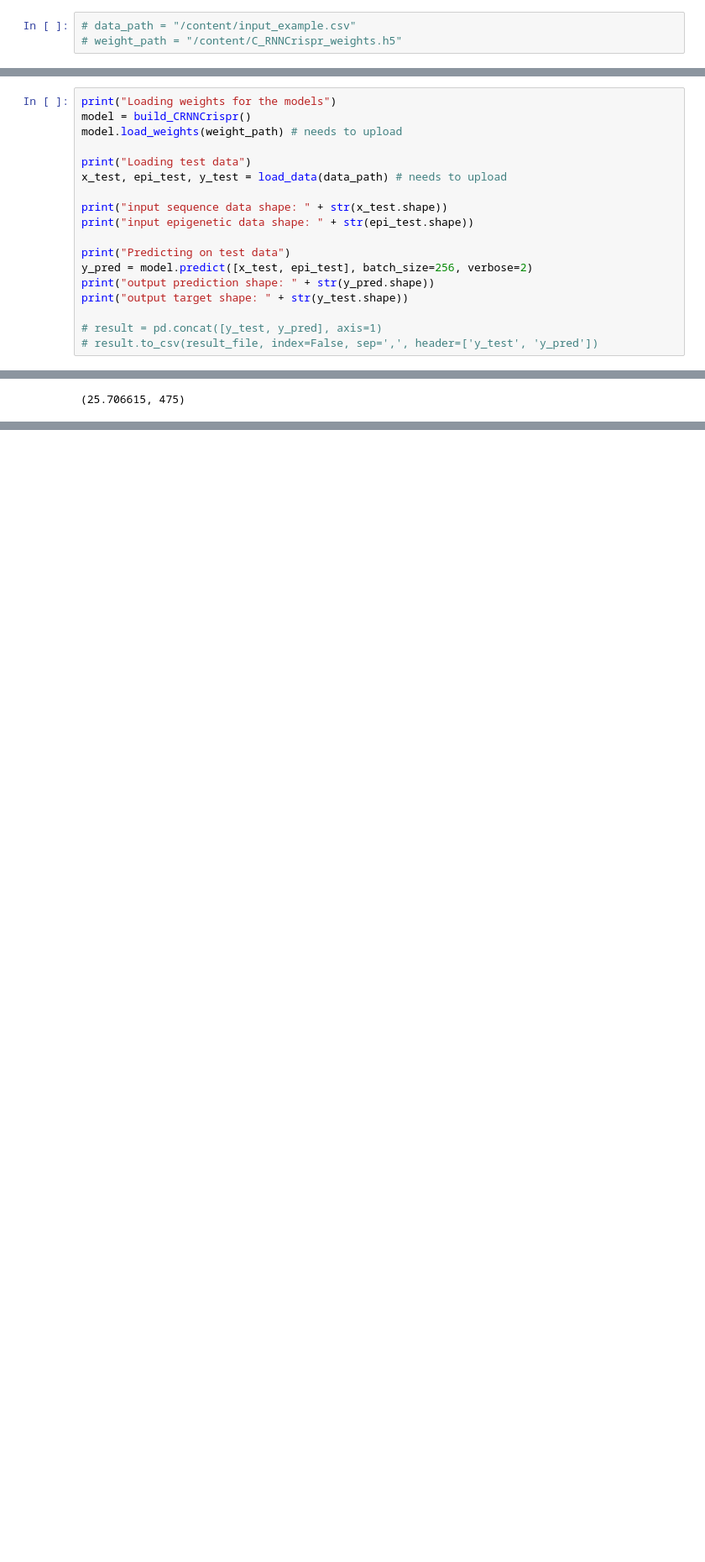
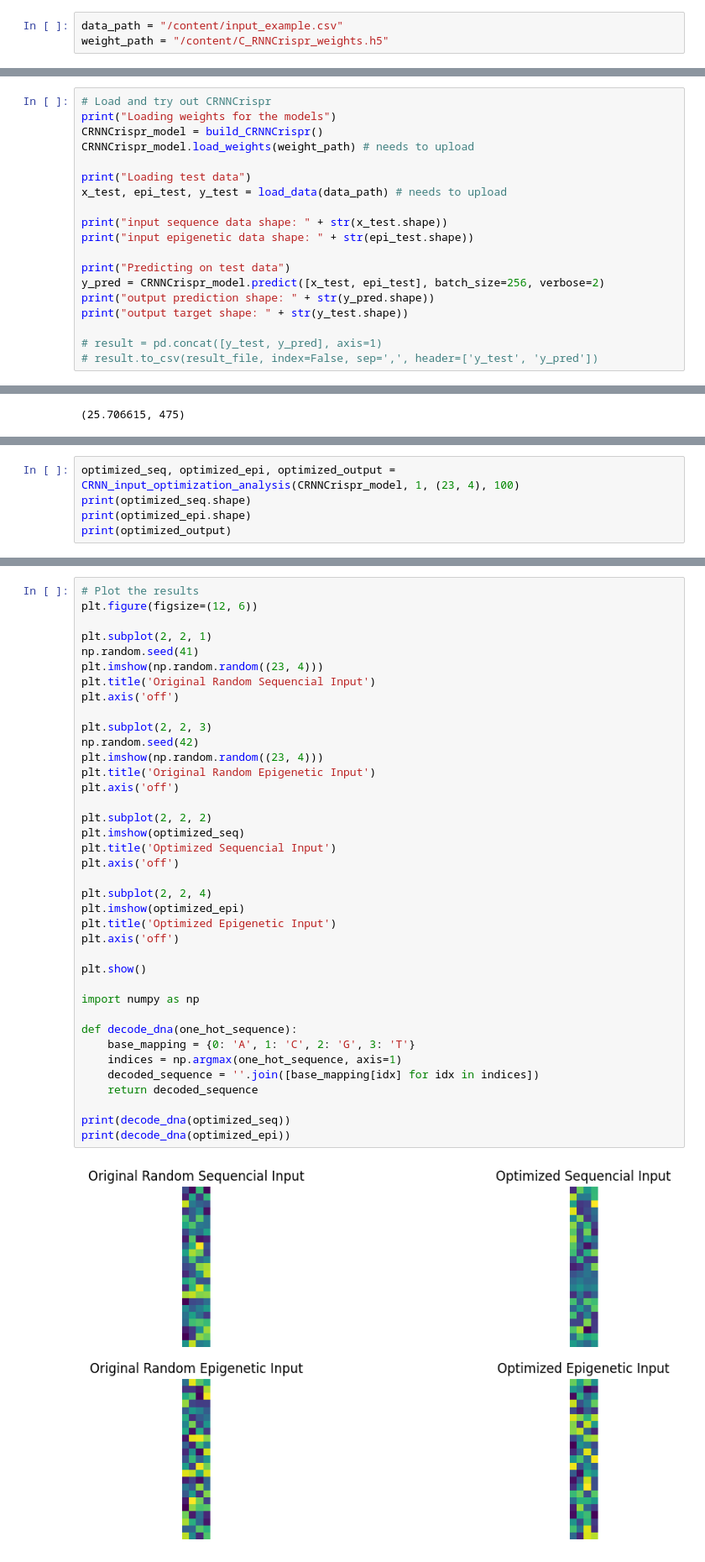
Before and after one commit to RobinsooooonLyu/CSCI2952G-group-project, a Jupyter notebook: google-colab-notebooks/C-RNNCrispr.ipynb, the cells around one changed output, grey strips where cells are left out. Shown: that part at 84% size. Saved outputs shown, nothing was run; the diff lists cells and outputs as text; blank space fills up the shorter version.

Commit message:
Adding updated notebooks with saliency maps, class optimization

```diff
--- a/google-colab-notebooks/C-RNNCrispr.ipynb
+++ b/google-colab-notebooks/C-RNNCrispr.ipynb
@@ -128,6 +15,6 @@ Mounted at /content/drive
 # %%
-# data_path = "/content/input_example.csv"
-# weight_path = "/content/C_RNNCrispr_weights.h5"
+data_path = "/content/input_example.csv"
+weight_path = "/content/C_RNNCrispr_weights.h5"
 # %%
 raw_data = pd.read_csv(data_path) # needs to be uploaded from you device
 raw_data.head()
@@ -251,7 +131,8 @@ Try out CRNNCrispr
 # %%
+# Load and try out CRNNCrispr
 print("Loading weights for the models")
-model = build_CRNNCrispr()
-model.load_weights(weight_path) # needs to upload
+CRNNCrispr_model = build_CRNNCrispr()
+CRNNCrispr_model.load_weights(weight_path) # needs to upload
 
 print("Loading test data")
 x_test, epi_test, y_test = load_data(data_path) # needs to upload
@@ -260,7 +141,7 @@ print("input sequence data shape: " + str(x_test.shape))
 print("input epigenetic data shape: " + str(epi_test.shape))
 
 print("Predicting on test data")
-y_pred = model.predict([x_test, epi_test], batch_size=256, verbose=2)
+y_pred = CRNNCrispr_model.predict([x_test, epi_test], batch_size=256, verbose=2)
 print("output prediction shape: " + str(y_pred.shape))
 print("output target shape: " + str(y_test.shape))
 
@@ -381,0 +548,5 @@ draw_saliency_map(seq_example)
+# %%
+optimized_seq, optimized_epi, optimized_output = CRNN_input_optimization_analysis(CRNNCrispr_model, 1, (23, 4), 100)
+print(optimized_seq.shape)
+print(optimized_epi.shape)
+print(optimized_output)
@@ -381,0 +558,40 @@ draw_saliency_map(seq_example)
+# %%
+# Plot the results
+plt.figure(figsize=(12, 6))
+
+plt.subplot(2, 2, 1)
+np.random.seed(41)
+plt.imshow(np.random.random((23, 4)))
+plt.title('Original Random Sequencial Input')
+plt.axis('off')
+
+plt.subplot(2, 2, 3)
+np.random.seed(42)
+plt.imshow(np.random.random((23, 4)))
+plt.title('Original Random Epigenetic Input')
+plt.axis('off')
+
+plt.subplot(2, 2, 2)
+plt.imshow(optimized_seq)
+plt.title('Optimized Sequencial Input')
+plt.axis('off')
+
+plt.subplot(2, 2, 4)
+plt.imshow(optimized_epi)
+plt.title('Optimized Epigenetic Input')
+plt.axis('off')
+
+plt.show()
+
+import numpy as np
+
+def decode_dna(one_hot_sequence):
+    base_mapping = {0: 'A', 1: 'C', 2: 'G', 3: 'T'}
+    indices = np.argmax(one_hot_sequence, axis=1)
+    decoded_sequence = ''.join([base_mapping[idx] for idx in indices])
+    return decoded_sequence
+
+print(decode_dna(optimized_seq))
+print(decode_dna(optimized_epi))
+# %% [output]
+[figure, added]
```
Also changed, not shown: parts of 19 cells of this notebook, 8 other files.
